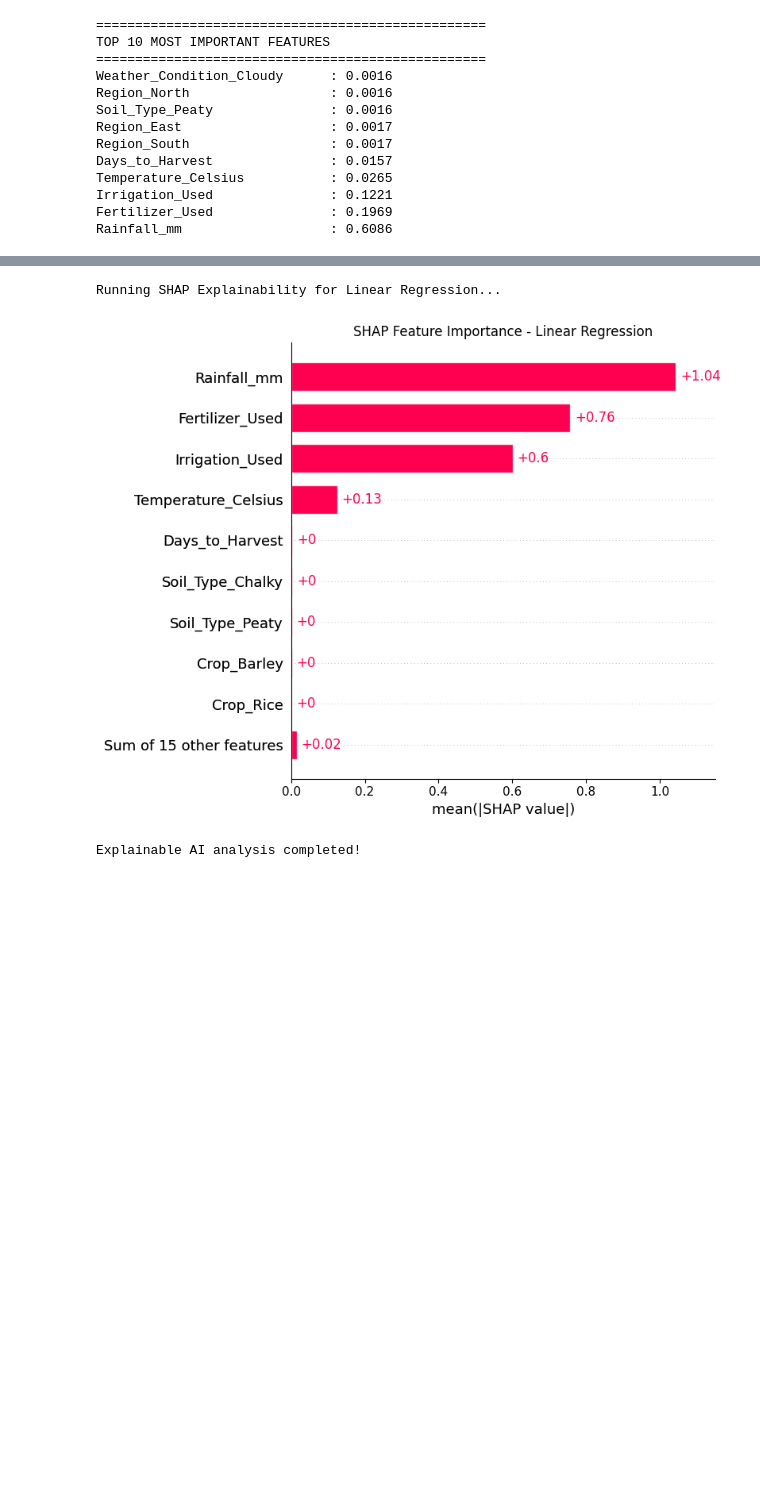
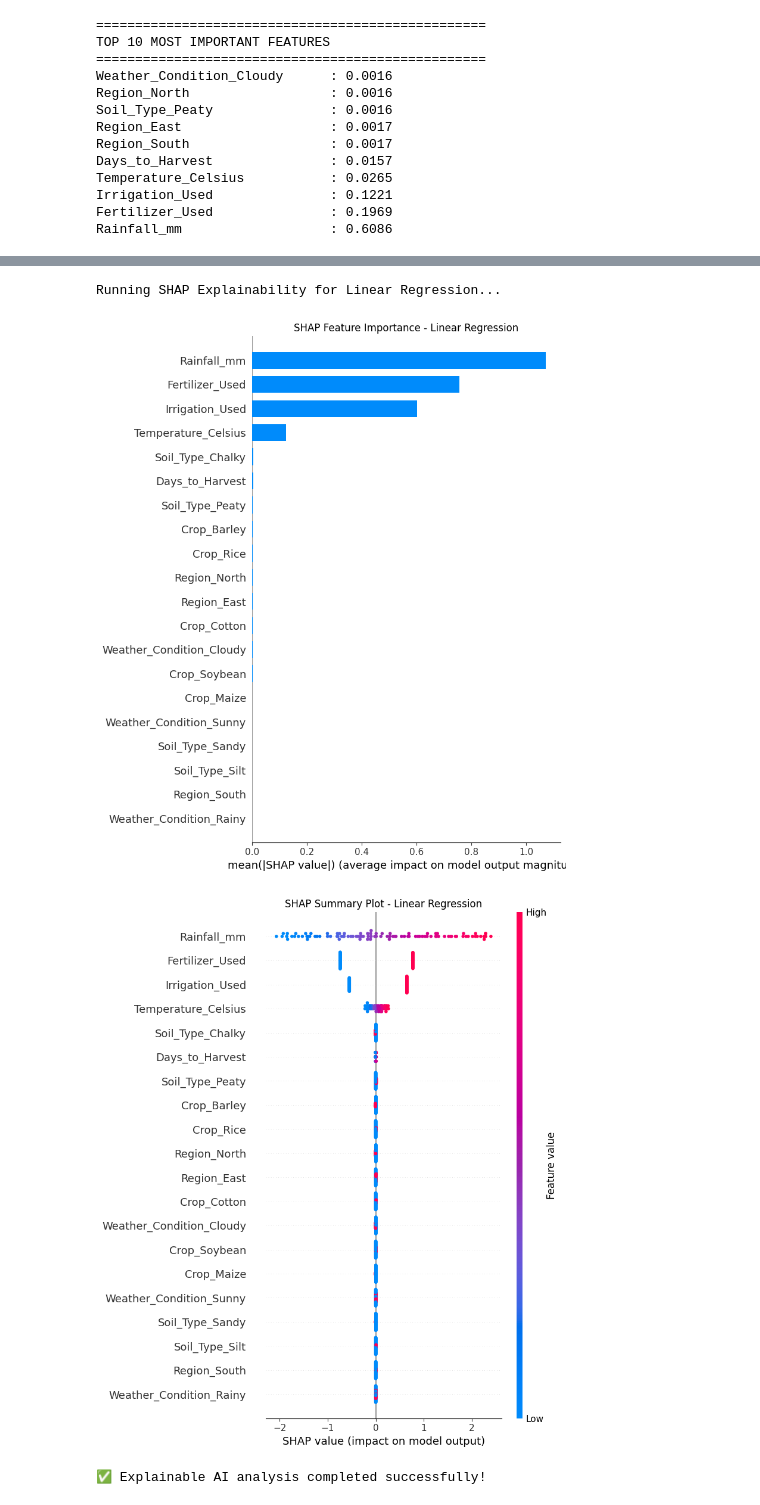
Before and after one commit to sriharini-06/Crop-Yield-Prediction, a Jupyter notebook: ML.ipynb, the cells around one changed output, grey strips where cells are left out. Drawn from its saved outputs; the diff is of its cells as text; code cells hidden in the pictures; blank space fills up the shorter version.

```diff
--- a/ML.ipynb
+++ b/ML.ipynb
@@ -545,28 +525,60 @@ Case 3: East, Silt, Wheat, 500mm, 20°C, Fert:1, Irrig:0, Sunny, 100d
 # %%
 import shap
 import matplotlib.pyplot as plt
 
 print("\nRunning SHAP Explainability for Linear Regression...")
 
-# Take sample for faster computation
-X_sample = X_train.sample(200, random_state=42)
+# Take sample for faster computation - ensure it's a proper DataFrame
+X_sample = X_train.sample(100, random_state=42).reset_index(drop=True).astype(np.float32)
 
-# Create explainer (auto-detects model type)
-explainer = shap.Explainer(linear_reg, X_train)
+try:
+    # Use LinearExplainer which is optimized for linear models
+    explainer = shap.LinearExplainer(linear_reg, X_train.astype(np.float32))
 
-# Compute SHAP values
-shap_values = explainer(X_sample)
+    # Compute SHAP values
+    shap_values = explainer.shap_values(X_sample)
 
-# Global feature importance
-plt.figure(figsize=(12,8))
-shap.plots.bar(shap_values, show=False)
-plt.title("SHAP Feature Importance - Linear Regression")
-plt.tight_layout()
-plt.show()
+    # Global feature importance - bar plot
+    plt.figure(figsize=(12, 8))
+    shap.summary_plot(shap_values, X_sample, plot_type="bar", show=False)
+    plt.title("SHAP Feature Importance - Linear Regression")
+    plt.tight_layout()
+    plt.show()
 
+    # Detailed summary scatter plot
+    plt.figure(figsize=(12, 8))
+    shap.summary_plot(shap_values, X_sample, show=False)
+    plt.title("SHAP Summary Plot - Linear Regression")
+    plt.tight_layout()
+    plt.show()
 
-print("Explainable AI analysis completed!")
+    print("✅ Explainable AI analysis completed successfully!")
+
+except Exception as e:
+    print(f"⚠️ SHAP analysis encountered an issue: {type(e).__name__}")
+    print("Proceeding with alternative feature importance visualization...")
+
+    # Fallback: Use model coefficients as feature importance for linear regression
+    coefficients = linear_reg.coef_
+    feature_names = X_train.columns
+
+    # Create importance dataframe
+    importance_alt = pd.DataFrame({
+        'feature': feature_names,
+        'importance': np.abs(coefficients)  # Use absolute values
+    }).sort_values('importance', ascending=True).tail(20)
+
+    # Plot alternative
+    plt.figure(figsize=(12, 8))
+    plt.barh(importance_alt['feature'], importance_alt['importance'], color='steelblue')
+    plt.xlabel('Absolute Coefficient Value')
+    plt.title('Linear Regression - Feature Coefficients (Alternative)')
+    plt.tight_layout()
+    plt.show()
+
+    print("✅ Alternative feature importance visualization completed!")
 # %% [output]
 Running SHAP Explainability for Linear Regression...
-[figure, old version]
+[figure, new version]
+[figure, added]
-Explainable AI analysis completed!
+✅ Explainable AI analysis completed successfully!
```
Also changed, not shown: parts of 4 cells of this notebook.
